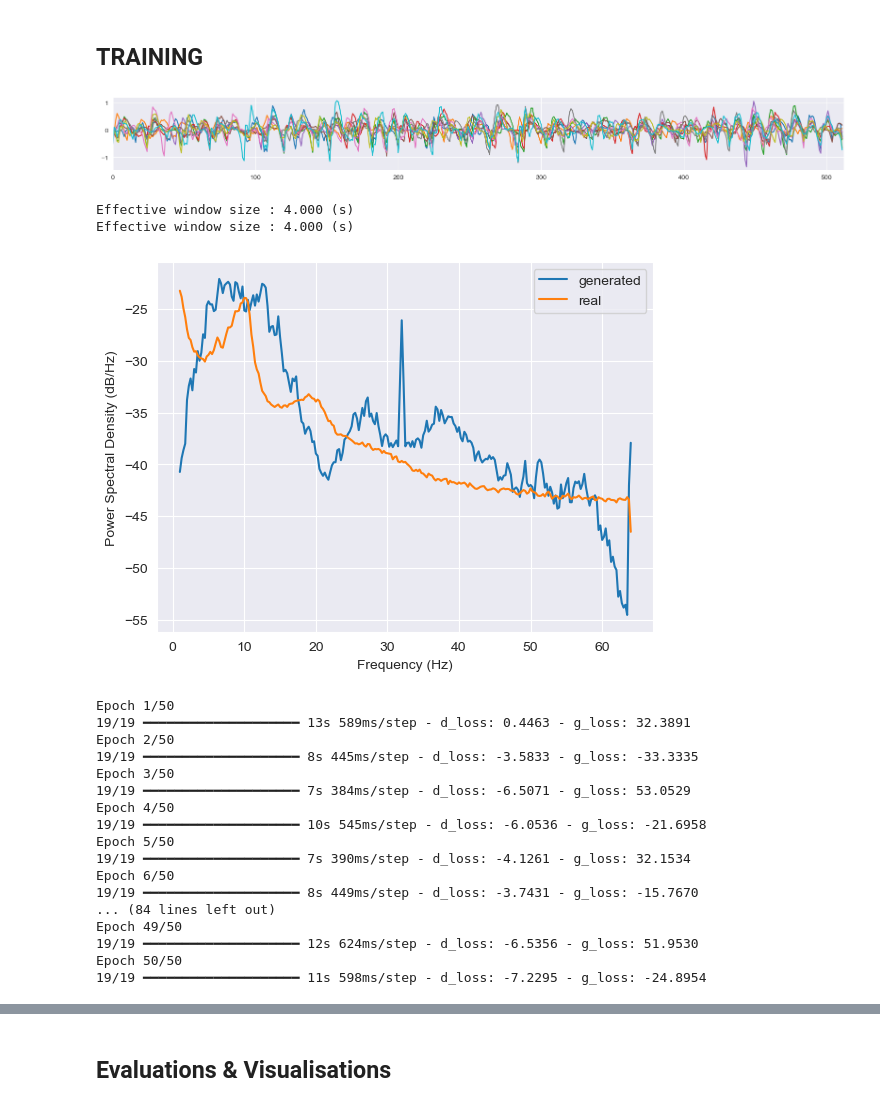
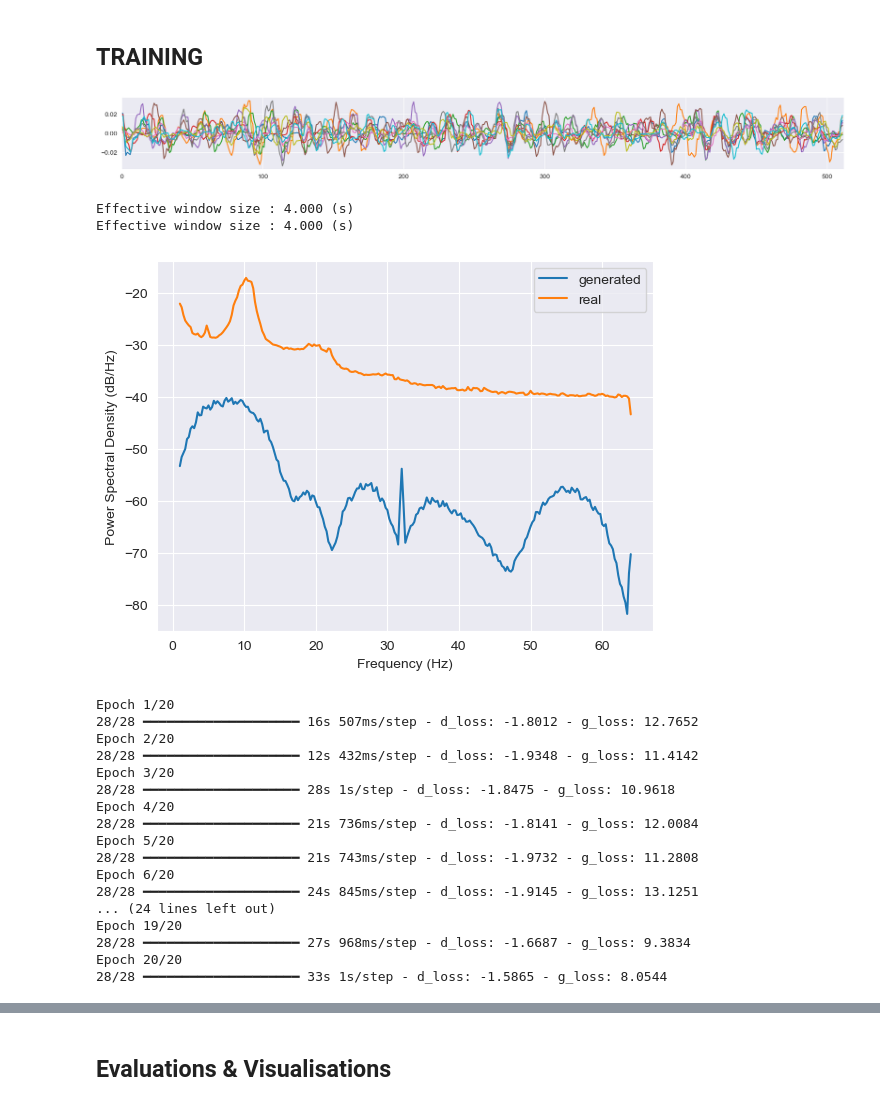
Before and after one commit to Yeganehfrh/EEGModalNet, a Jupyter notebook: notebooks/Debug.ipynb, the cells around one changed output, grey strips where cells are left out. Cells and saved outputs as stored; diff of their text form; code cells hidden in the pictures.

```diff
--- a/notebooks/Debug.ipynb
+++ b/notebooks/Debug.ipynb
@@ -69,7 +69,7 @@ sns.set_style('darkgrid')
 
 # Plotting helper functions
 def plot_onebyone(x_gen, x, n_seg=5, ch=0, time_dim=512, start_from=0):
-    for i in range(start_from, n_seg):
+    for i in range(start_from, n_seg+start_from):
         plt.figure(figsize=(2*n_seg, n_seg//2))
         plt.plot(x_gen[i, :time_dim, ch], label='generated')
         plt.plot(x[i, :time_dim, ch], label='real')
@@ -77,12 +77,13 @@ def plot_onebyone(x_gen, x, n_seg=5, ch=0, time_dim=512, start_from=0):
         plt.legend()
         plt.show()
 
-def plot_overlap(x, n_seg=5, ch=0, time_dim=512, start_from=0):
+def plot_overlap(x, n_seg=5, ch=0, time_dim=512, start_from=0, show=True):
     plt.figure(figsize=(20, 2))
     for i in range(start_from, start_from+n_seg):
         plt.plot(x[i, :time_dim, ch])
     plt.xlim(0, time_dim)
-    plt.show()
+    if show:
+        plt.show()
 
 def plot_psd(x, fmin=1, fmax=60, n_fft=512, label='real', show=True):
     psd, freq = mne.time_frequency.psd_array_welch(x.flatten(0, 1).permute(1, 0).numpy(), sfreq=128, fmin=fmin, fmax=fmax, n_fft=n_fft)
@@ -185,11 +186,11 @@ import numpy as np
 from pathlib import Path
 data_path = 'data/LEMON_data/EEG_Preprocessed/'
 
-channel = 'F1'
+channel = 'O1'
 processed = False
-filtering = False
+filtering = True
 time_dim = 1024
-n_subject = 20
+n_subject = 30
 
 if processed:
     data_ec = {}
@@ -231,8 +232,8 @@ else:
     ch_list = [channel]
     ch_ids = find_channel_ids(xarray, ch_list)
     x = x[:, ch_ids, 440:]
-    # if filtering:
-    #     x = mne.filter.filter_data(x, 128, 1, None, method='fir', verbose=False)  # filter data
-    # x = torch.tensor(x).unfold(2, time_dim, time_dim).permute(0, 2, 3, 1).flatten(0, 1)
-    # sub = np.arange(0, n_subject).repeat(x.shape[0]//n_subject)[:, np.newaxis]
-    # data = {'x': x, 'sub': sub}
+    if filtering:
+        x = mne.filter.filter_data(x, 128, 1, None, method='fir', verbose=False)  # filter data
+    x = torch.tensor(x).unfold(2, time_dim, time_dim).permute(0, 2, 3, 1).flatten(0, 1)
+    sub = np.arange(0, n_subject).repeat(x.shape[0]//n_subject)[:, np.newaxis]
+    data = {'x': x, 'sub': sub}
@@ -246,12 +248,12 @@ Effective window size : 4.000 (s)
 # %%
 # 2. MODEL and Plot generated data by the model before training
 latent_dim = 64
-wgan_gp = WGAN_GP(time_dim=time_dim, feature_dim=1, latent_dim=latent_dim, n_subjects=n_subject, use_sublayer=True)
+wgan_gp = WGAN_GP(time_dim=time_dim, feature_dim=1, latent_dim=latent_dim, n_subjects=n_subject, use_sublayer_generator=True)
 x_gen = wgan_gp.generator(keras.random.normal((len(x), latent_dim), mean=x.mean(), stddev=x.std()), torch.tensor(sub).to('mps')).cpu().detach()
 plot_overlap(x_gen, n_seg=10, start_from=20)
 # wgan_gp.generator.summary()
 # %% [output]
-[figure, old version]
+[figure, new version]
 # %%
 plot_psd(x_gen, fmin=1, fmax=200, n_fft=512, label='generated', show=False)
 plot_psd(x, fmin=1, fmax=200, n_fft=512, label='real', show=True)
@@ -259,7 +261,7 @@ plt.show()
 # %% [output]
 Effective window size : 4.000 (s)
 Effective window size : 4.000 (s)
-[figure, old version]
+[figure, new version]
 # %%
 torch.cuda.empty_cache() # clear GPU memory before training
 step_loss_history = StepLossHistory()
@@ -273,25 +275,25 @@ wgan_gp.compile(d_optimizer=keras.optimizers.Adam(0.0001, beta_1=0.5, beta_2=0.9
 early_stopping = keras.callbacks.EarlyStopping(monitor='g_loss', mode='min', patience=500)
 # %%
 # training
-history = wgan_gp.fit(data, epochs=50, batch_size=64, callbacks=[step_loss_history, early_stopping], shuffle=True)
+history = wgan_gp.fit(data, epochs=20, batch_size=64, callbacks=[step_loss_history, early_stopping], shuffle=True)
 # %% [output]
-Epoch 1/50
-19/19 ━━━━━━━━━━━━━━━━━━━━ 13s 589ms/step - d_loss: 0.4463 - g_loss: 32.3891
-Epoch 2/50
-19/19 ━━━━━━━━━━━━━━━━━━━━ 8s 445ms/step - d_loss: -3.5833 - g_loss: -33.3335
-Epoch 3/50
-19/19 ━━━━━━━━━━━━━━━━━━━━ 7s 384ms/step - d_loss: -6.5071 - g_loss: 53.0529
-Epoch 4/50
-19/19 ━━━━━━━━━━━━━━━━━━━━ 10s 545ms/step - d_loss: -6.0536 - g_loss: -21.6958
-Epoch 5/50
-19/19 ━━━━━━━━━━━━━━━━━━━━ 7s 390ms/step - d_loss: -4.1261 - g_loss: 32.1534
-Epoch 6/50
-19/19 ━━━━━━━━━━━━━━━━━━━━ 8s 449ms/step - d_loss: -3.7431 - g_loss: -15.7670
-... (84 lines left out)
-Epoch 49/50
-19/19 ━━━━━━━━━━━━━━━━━━━━ 12s 624ms/step - d_loss: -6.5356 - g_loss: 51.9530
-Epoch 50/50
-19/19 ━━━━━━━━━━━━━━━━━━━━ 11s 598ms/step - d_loss: -7.2295 - g_loss: -24.8954
+Epoch 1/20
+28/28 ━━━━━━━━━━━━━━━━━━━━ 16s 507ms/step - d_loss: -1.8012 - g_loss: 12.7652
+Epoch 2/20
+28/28 ━━━━━━━━━━━━━━━━━━━━ 12s 432ms/step - d_loss: -1.9348 - g_loss: 11.4142
+Epoch 3/20
+28/28 ━━━━━━━━━━━━━━━━━━━━ 28s 1s/step - d_loss: -1.8475 - g_loss: 10.9618
+Epoch 4/20
+28/28 ━━━━━━━━━━━━━━━━━━━━ 21s 736ms/step - d_loss: -1.8141 - g_loss: 12.0084
+Epoch 5/20
+28/28 ━━━━━━━━━━━━━━━━━━━━ 21s 743ms/step - d_loss: -1.9732 - g_loss: 11.2808
+Epoch 6/20
+28/28 ━━━━━━━━━━━━━━━━━━━━ 24s 845ms/step - d_loss: -1.9145 - g_loss: 13.1251
+... (24 lines left out)
+Epoch 19/20
+28/28 ━━━━━━━━━━━━━━━━━━━━ 27s 968ms/step - d_loss: -1.6687 - g_loss: 9.3834
+Epoch 20/20
+28/28 ━━━━━━━━━━━━━━━━━━━━ 33s 1s/step - d_loss: -1.5865 - g_loss: 8.0544
 # %%
 plot_history(history)
 # %% [output]
```
Also changed, not shown: parts of 14 cells of this notebook, 1 other file.
